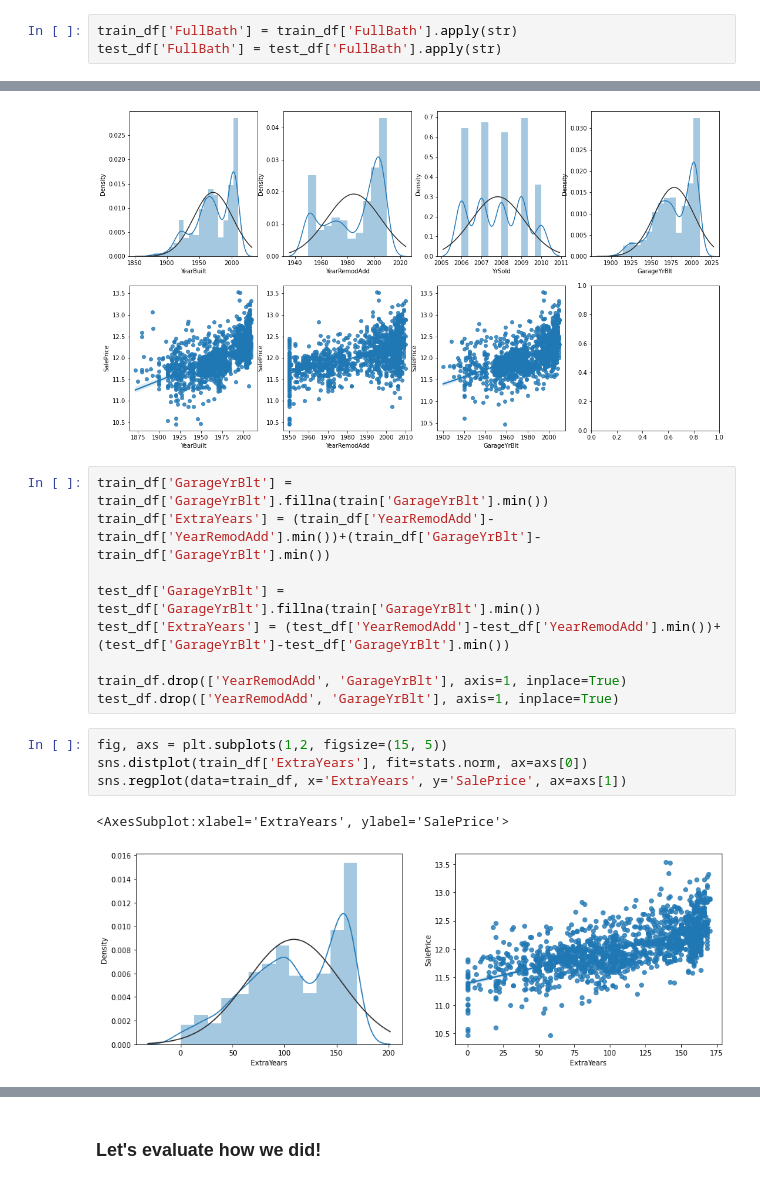
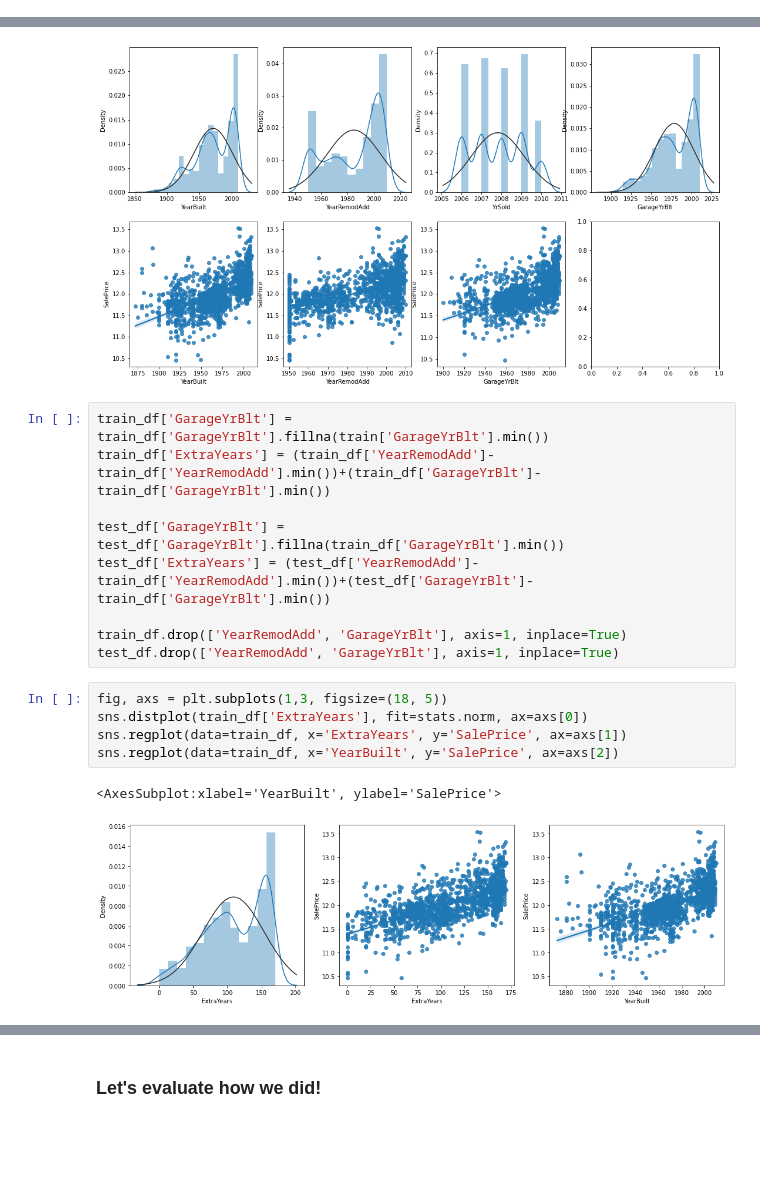
Before and after one commit to radclijd/Ames_House_Prices, a Jupyter notebook: 2nd_Notebook_Ames_House_SalePrice.ipynb, the cells around one changed output, grey strips where cells are left out. Drawn from its saved outputs; the diff is of its cells as text; blank space fills up the shorter version.

Commit message:
Kaggle Notebook | 2nd_Notbook_Ames_House_Price | Version 15

```diff
--- a/2nd_Notebook_Ames_House_SalePrice.ipynb
+++ b/2nd_Notebook_Ames_House_SalePrice.ipynb
@@ -635,9 +635,6 @@ sns.scatterplot(data=train_df, x='FullBath', y='SalePrice', ax=ax[1])
 # %% [output]
 <AxesSubplot:xlabel='FullBath', ylabel='SalePrice'>
 [figure]
-# %%
-train_df['FullBath'] = train_df['FullBath'].apply(str)
-test_df['FullBath'] = test_df['FullBath'].apply(str)
 # %% [markdown]
 ### Log Transform SalePrice! <a name="subparagraph2"></a>
 [Recall SalePrice was not normally distributed](#subtitle1)
@@ -708,15 +705,16 @@ sns.regplot(data=train_df, x='GarageYrBlt', y='SalePrice', ax=axs[1,2])
 train_df['GarageYrBlt'] = train_df['GarageYrBlt'].fillna(train['GarageYrBlt'].min())
 train_df['ExtraYears'] = (train_df['YearRemodAdd']-train_df['YearRemodAdd'].min())+(train_df['GarageYrBlt']-train_df['GarageYrBlt'].min())
 
-test_df['GarageYrBlt'] = test_df['GarageYrBlt'].fillna(train['GarageYrBlt'].min())
-test_df['ExtraYears'] = (test_df['YearRemodAdd']-test_df['YearRemodAdd'].min())+(test_df['GarageYrBlt']-test_df['GarageYrBlt'].min())
+test_df['GarageYrBlt'] = test_df['GarageYrBlt'].fillna(train_df['GarageYrBlt'].min())
+test_df['ExtraYears'] = (test_df['YearRemodAdd']-train_df['YearRemodAdd'].min())+(test_df['GarageYrBlt']-train_df['GarageYrBlt'].min())
 
 train_df.drop(['YearRemodAdd', 'GarageYrBlt'], axis=1, inplace=True)
 test_df.drop(['YearRemodAdd', 'GarageYrBlt'], axis=1, inplace=True)
 # %%
-fig, axs = plt.subplots(1,2, figsize=(15, 5))
+fig, axs = plt.subplots(1,3, figsize=(18, 5))
 sns.distplot(train_df['ExtraYears'], fit=stats.norm, ax=axs[0])
 sns.regplot(data=train_df, x='ExtraYears', y='SalePrice', ax=axs[1])
+sns.regplot(data=train_df, x='YearBuilt', y='SalePrice', ax=axs[2])
 # %% [output]
-<AxesSubplot:xlabel='ExtraYears', ylabel='SalePrice'>
+<AxesSubplot:xlabel='YearBuilt', ylabel='SalePrice'>
-[figure, old version]
+[figure, new version]
```
Also changed, not shown: parts of 47 cells of this notebook.
